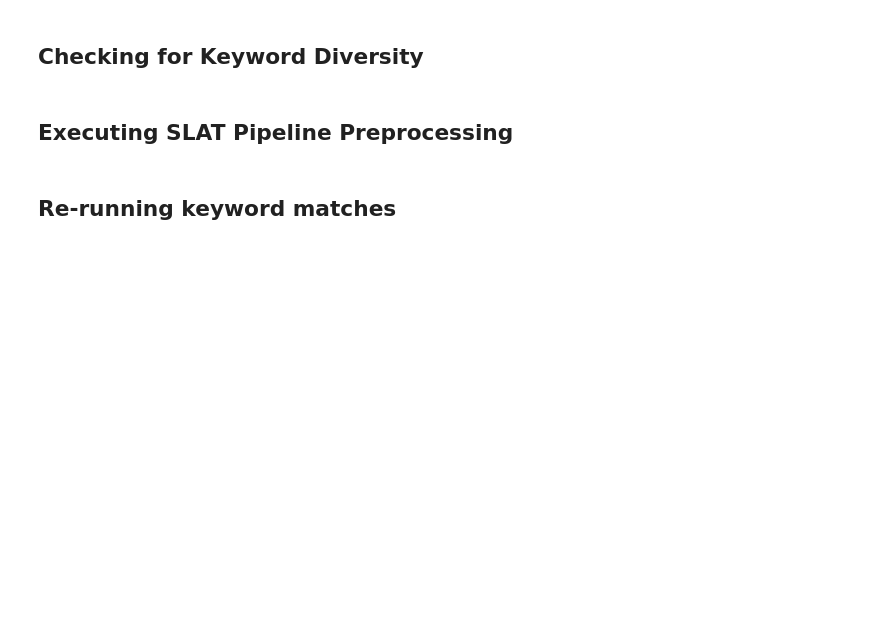
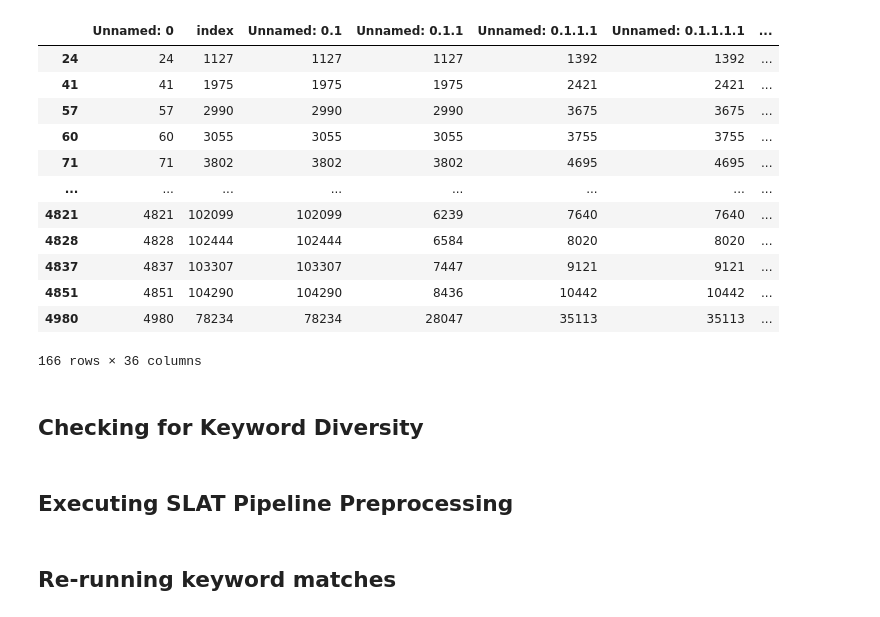
Before and after one commit to anaconda121/NeuraHealth, a Jupyter notebook: EDA/Pre-Annotations/Diversity_Sampling.ipynb, the cells around one changed output. Drawn from its saved outputs; the diff is of its cells as text; code cells hidden in the pictures; blank space fills up the shorter version.

```diff
--- a/EDA/Pre-Annotations/Diversity_Sampling.ipynb
+++ b/EDA/Pre-Annotations/Diversity_Sampling.ipynb
@@ -114,6 +128,24 @@ diverse_df
 len(diverse_df["PatientID"].unique())
 # %%
 diverse_df.to_csv(r"C:\Users\MIND_DS\Dropbox (Partners HealthCare)\NLP\Tanish\BigDataSets\Regex_match\Diversity_Sampling\5000_sample_7_19.csv")
+# %%
+x = pd.read_csv(r"C:\Users\MIND_DS\Dropbox (Partners HealthCare)\NLP\Tanish\BigDataSets\Regex_match\Diversity_Sampling\5000_sample_7_19.csv")
+# %%
+x[x["padded_char_count"] < 700]
+# %% [output]
+|  | Unnamed: 0 | index | Unnamed: 0.1 | Unnamed: 0.1.1 | Unnamed: 0.1.1.1 | Unnamed: 0.1.1.1.1 | ... |
+| 24 | 24 | 1127 | 1127 | 1127 | 1392 | 1392 | ... |
+| 41 | 41 | 1975 | 1975 | 1975 | 2421 | 2421 | ... |
+| 57 | 57 | 2990 | 2990 | 2990 | 3675 | 3675 | ... |
+| 60 | 60 | 3055 | 3055 | 3055 | 3755 | 3755 | ... |
+| 71 | 71 | 3802 | 3802 | 3802 | 4695 | 4695 | ... |
+| ... | ... | ... | ... | ... | ... | ... | ... |
+| 4821 | 4821 | 102099 | 102099 | 6239 | 7640 | 7640 | ... |
+| 4828 | 4828 | 102444 | 102444 | 6584 | 8020 | 8020 | ... |
+| 4837 | 4837 | 103307 | 103307 | 7447 | 9121 | 9121 | ... |
+| 4851 | 4851 | 104290 | 104290 | 8436 | 10442 | 10442 | ... |
+| 4980 | 4980 | 78234 | 78234 | 28047 | 35113 | 35113 | ... |
+166 rows × 36 columns
 # %% [markdown]
 ## Checking for Keyword Diversity
 # %%
```
Also changed, not shown: parts of 2 cells of this notebook.
